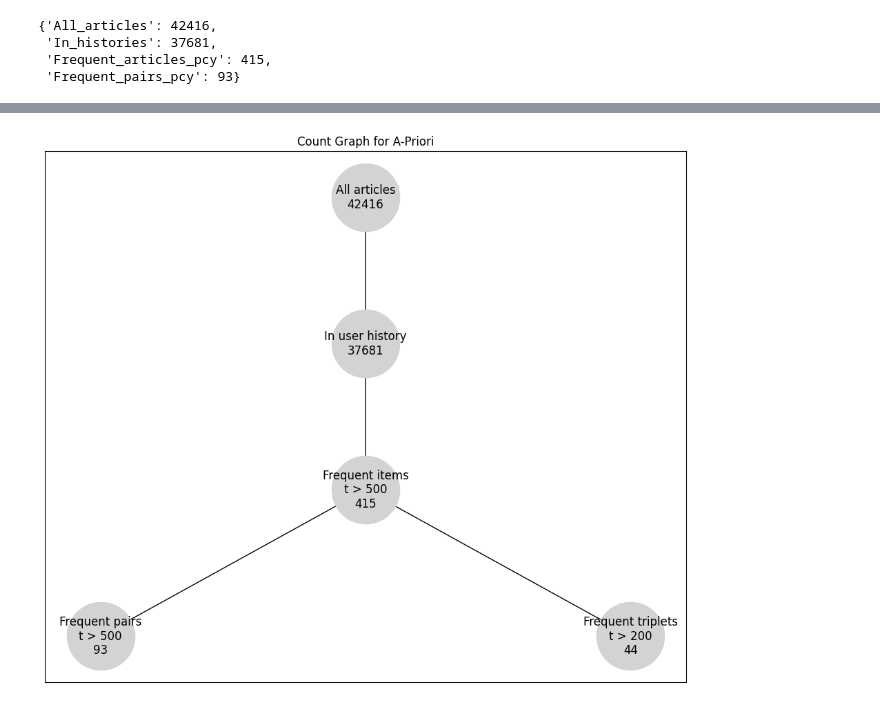
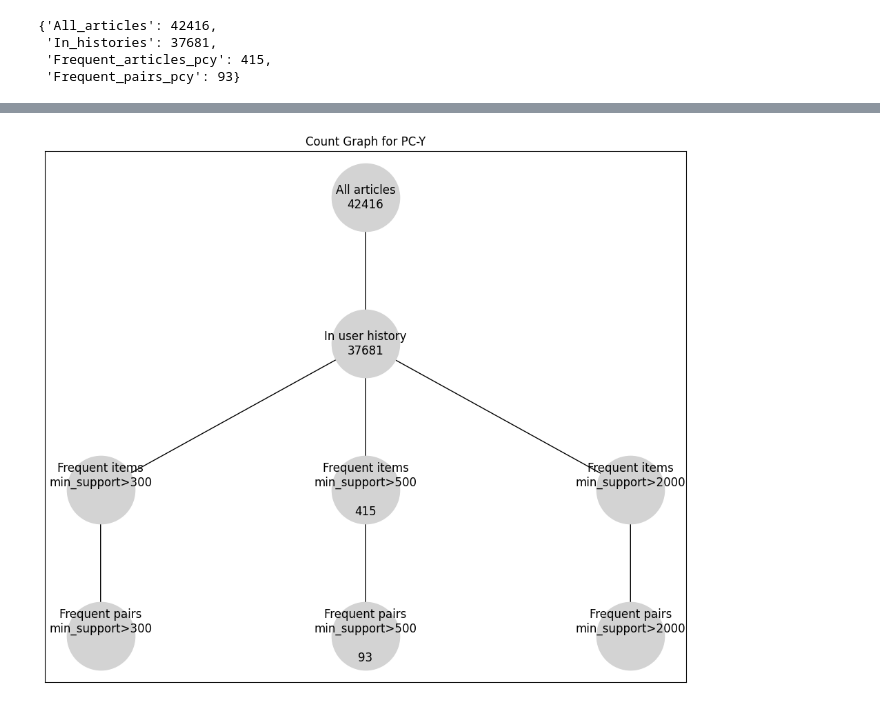
Before and after one commit to Jus-tiine/CTDS, a Jupyter notebook: A-Priroi_und_PCY.ipynb, the cells around one changed output, grey strips where cells are left out. Cells and saved outputs as stored; diff of their text form; code cells hidden in the pictures.

Commit message:
changes in seaborn and added more things to graphs

```diff
--- a/A-Priroi_und_PCY.ipynb
+++ b/A-Priroi_und_PCY.ipynb
@@ -567,36 +616,44 @@ all_data_pcy
 # %%
 A = "All articles\n" + str(len(articles_all))
 B = "In user history\n" + str(len(articles_count))
-C = "Frequent items\nt > 500\n" + str(len(frequent_articles_apriori))
-D = "Frequent pairs\nt > 500\n" + str(len(frequent_pairs_apriori))
-E = "Frequent triplets\nt > 200\n" + str(len(frequent_triplets))
-# F = "Frequent quadruplets\nt > ?\" + str(len(frequent_quadruplets))
+C = "Frequent items\nmin_support>2000\n\n" + str()
+D = "Frequent pairs\nmin_support>2000\n\n" + str()
+E = "Frequent items\nmin_support>500\n\n" + str(len(frequent_items))
+F = "Frequent pairs\nmin_support>500\n\n" + str(len(frequent_pairs_pcy))
+H = "Frequent items\nmin_support>300\n\n" + str()
+I = "Frequent pairs\nmin_support>300\n\n" + str()
 
 G = nx.DiGraph()
 G.add_edges_from(
     [(A, B),
      (B, C),
      (C, D),
-     (C, E)
+     (B, E),
+     (E, F),
+     (B, H),
+     (H, I)
       ])
 
 G.nodes[A]["subset"] = 0
 G.nodes[B]["subset"] = 1
 G.nodes[C]["subset"] = 2
 G.nodes[D]["subset"] = 3
-G.nodes[E]["subset"] = 3
+G.nodes[E]["subset"] = 2
+G.nodes[F]["subset"] = 3
+G.nodes[H]["subset"] = 2
+G.nodes[I]["subset"] = 3
 
 pos = nx.multipartite_layout(G, subset_key="subset")
 
 pos = {node: (y, -x) for node, (x, y) in pos.items()}
 
 plt.figure(figsize=(12, 10))
 
 nx.draw_networkx_nodes(G, pos, node_size=5000, node_color="lightgray")
 nx.draw_networkx_labels(G, pos)
 nx.draw_networkx_edges(G, pos, edge_color='black', arrows=True)
 
-plt.title("Count Graph for A-Priori")
+plt.title("Count Graph for PC-Y")
 plt.show()
 # %% [output]
-[figure, old version]
+[figure, new version]
```
Also changed, not shown: parts of 14 cells of this notebook.
